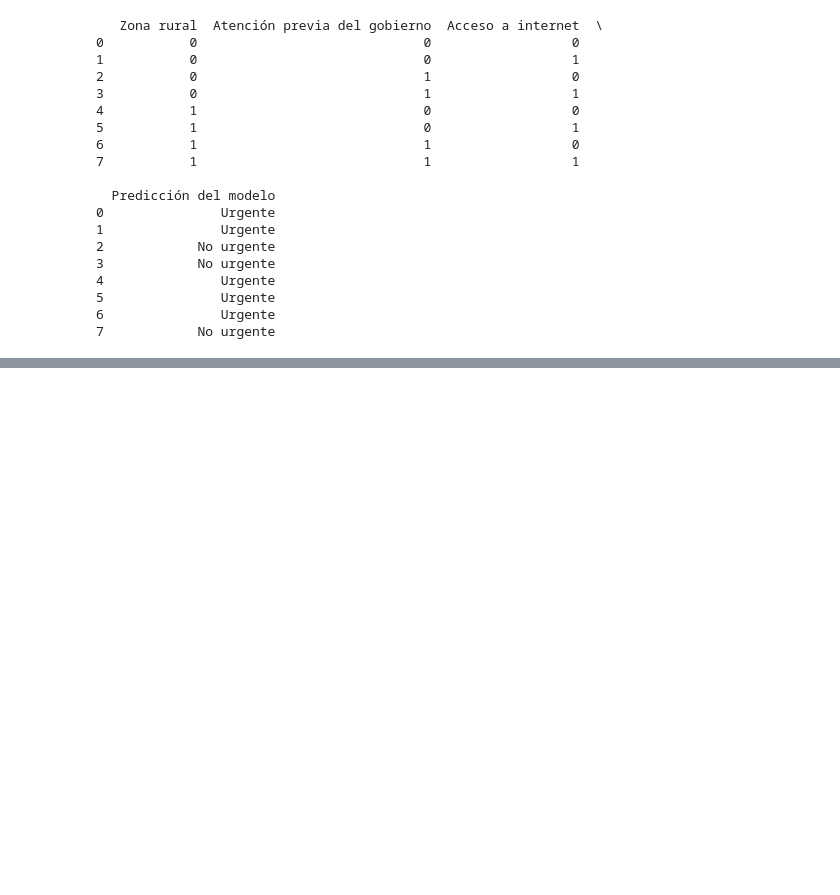
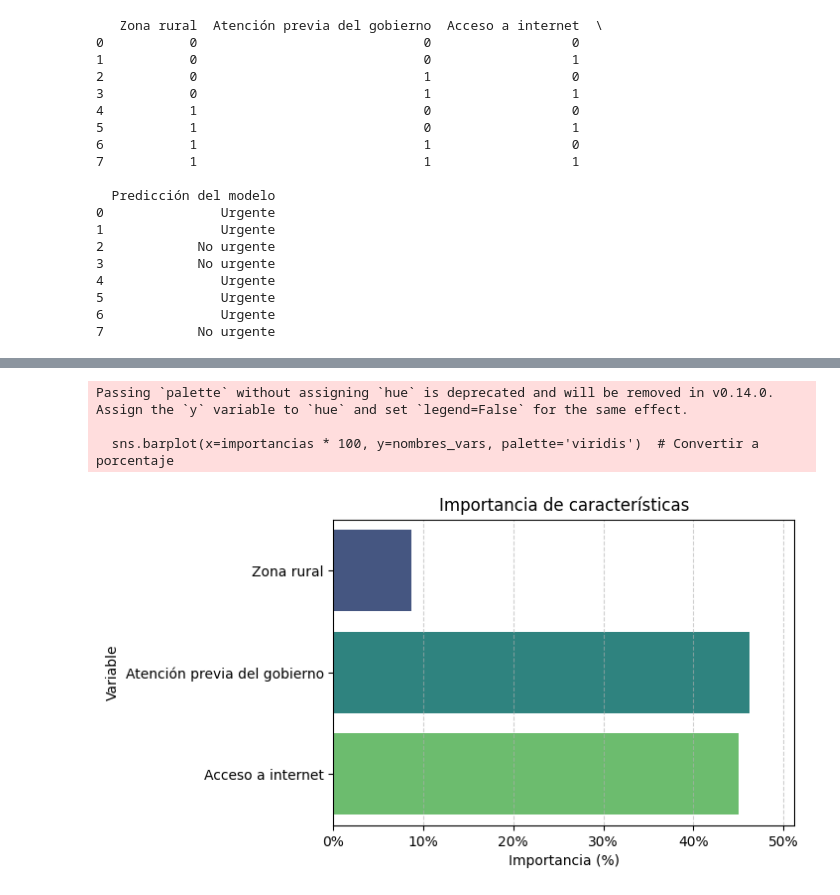
Before and after one commit to ariss99nn/SENASOFT, a Jupyter notebook: RETO.ipynb, the cells around one changed output, grey strips where cells are left out. Saved outputs shown, nothing was run; the diff lists cells and outputs as text; code cells hidden in the pictures; blank space fills up the shorter version.

```diff
--- a/RETO.ipynb
+++ b/RETO.ipynb
@@ -370,0 +340,19 @@ OSError: [WinError 1114] Error en una rutina de inicialización de biblioteca de
+# %%
+importancias = modelo.feature_importances_
+nombres_vars = X.columns
+
+plt.figure(figsize=(6, 4))
+sns.barplot(x=importancias * 100, y=nombres_vars, palette='viridis')  # Convertir a porcentaje
+plt.title("Importancia de características")
+plt.xlabel("Importancia (%)")
+plt.ylabel("Variable")
+plt.xlim(0, max(importancias * 100) + 5)
+plt.grid(axis='x', linestyle='--', alpha=0.6)
+
+# Mostrar solo enteros en el eje X
+plt.gca().xaxis.set_major_formatter(mticker.FuncFormatter(lambda x, _: f"{int(x)}%"))
+# %% [output]
+Passing `palette` without assigning `hue` is deprecated and will be removed in v0.14.0. Assign the `y` variable to `hue` and set `legend=False` for the same effect.
+
+  sns.barplot(x=importancias * 100, y=nombres_vars, palette='viridis')  # Convertir a porcentaje
+[figure, added]
```
Also changed, not shown: parts of 10 cells of this notebook.
